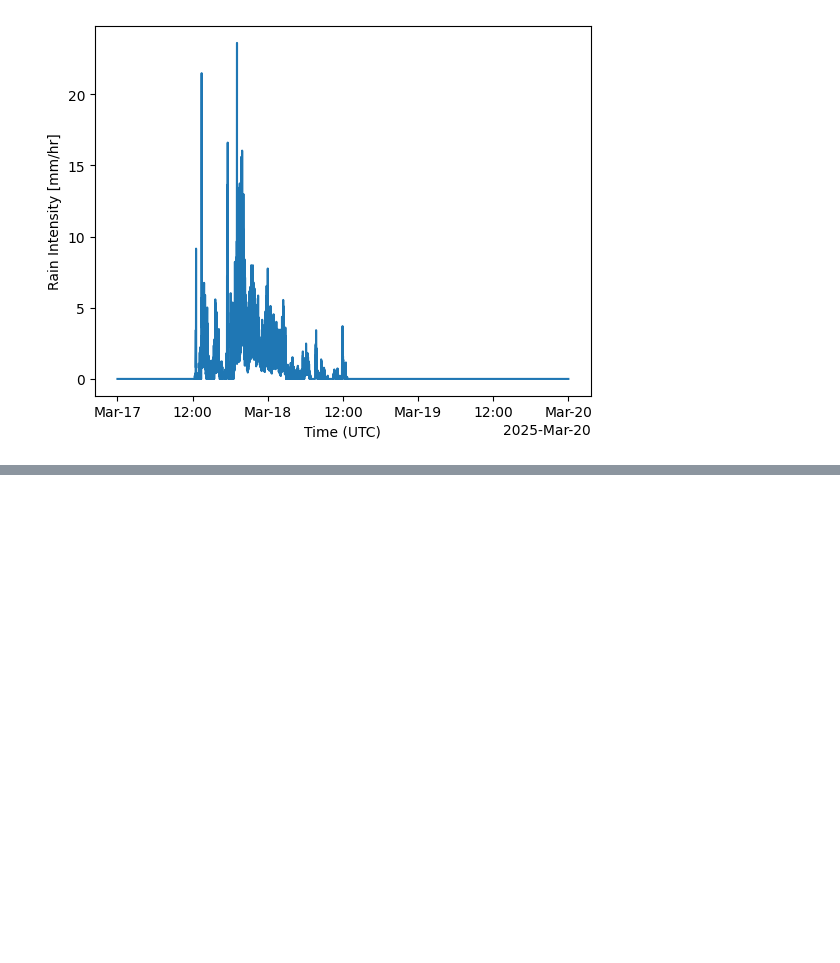
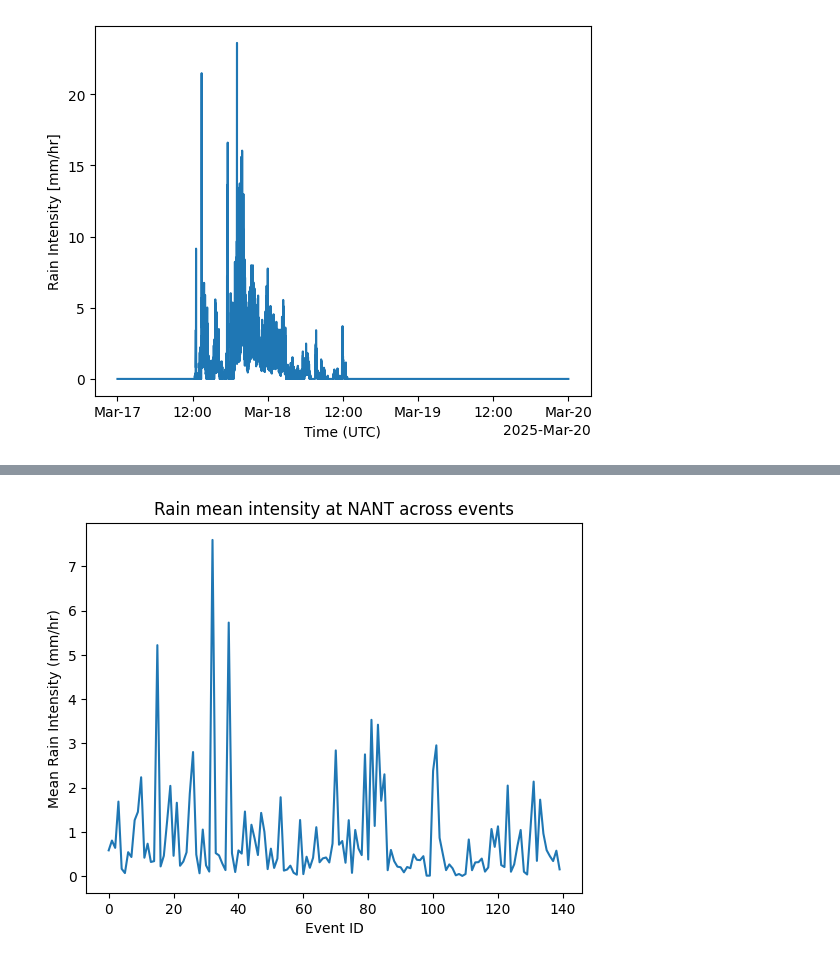
Before and after one commit to LBerger17/ORACLE, a Jupyter notebook: Initial_TimeSeries_and_Histograms.ipynb, the cells around one changed output, grey strips where cells are left out. Drawn from its saved outputs; the diff is of its cells as text; code cells hidden in the pictures; blank space fills up the shorter version.

```diff
--- a/Initial_TimeSeries_and_Histograms.ipynb
+++ b/Initial_TimeSeries_and_Histograms.ipynb
@@ -468,0 +518,8 @@ plt.show()
+# %%
+per_event_nogaps.rain_mean_intensity.plot()
+plt.title("Rain mean intensity at NANT across events")
+plt.ylabel("Mean Rain Intensity (mm/hr)")
+plt.xlabel("Event ID")
+plt.show()
+# %% [output]
+[figure, added]
```
Also changed, not shown: parts of 37 cells of this notebook.
